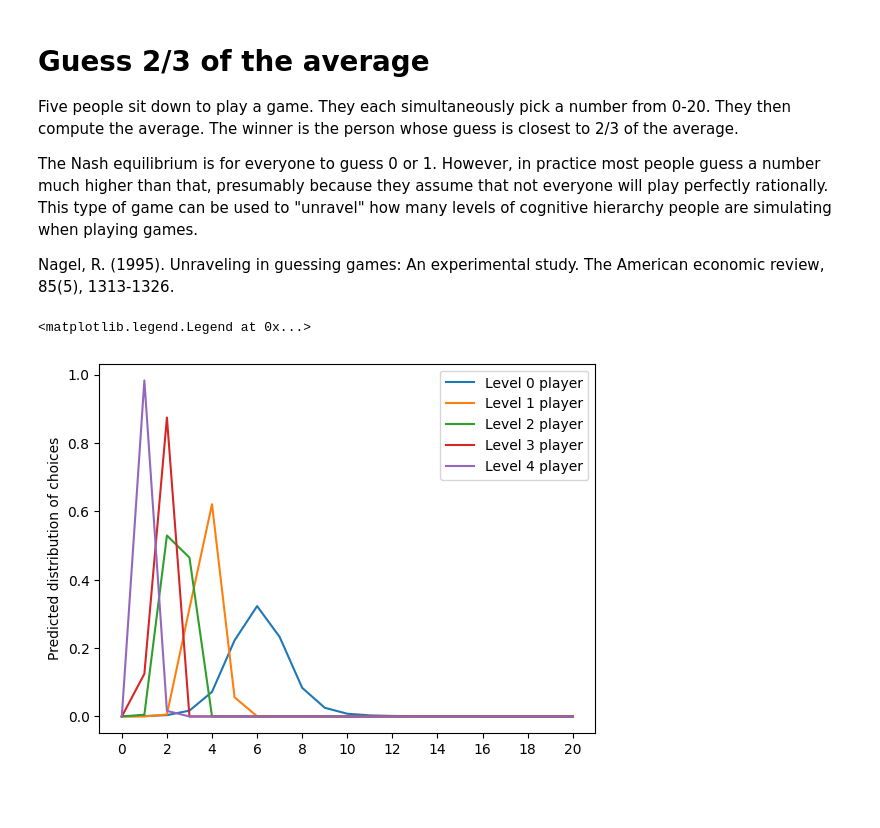
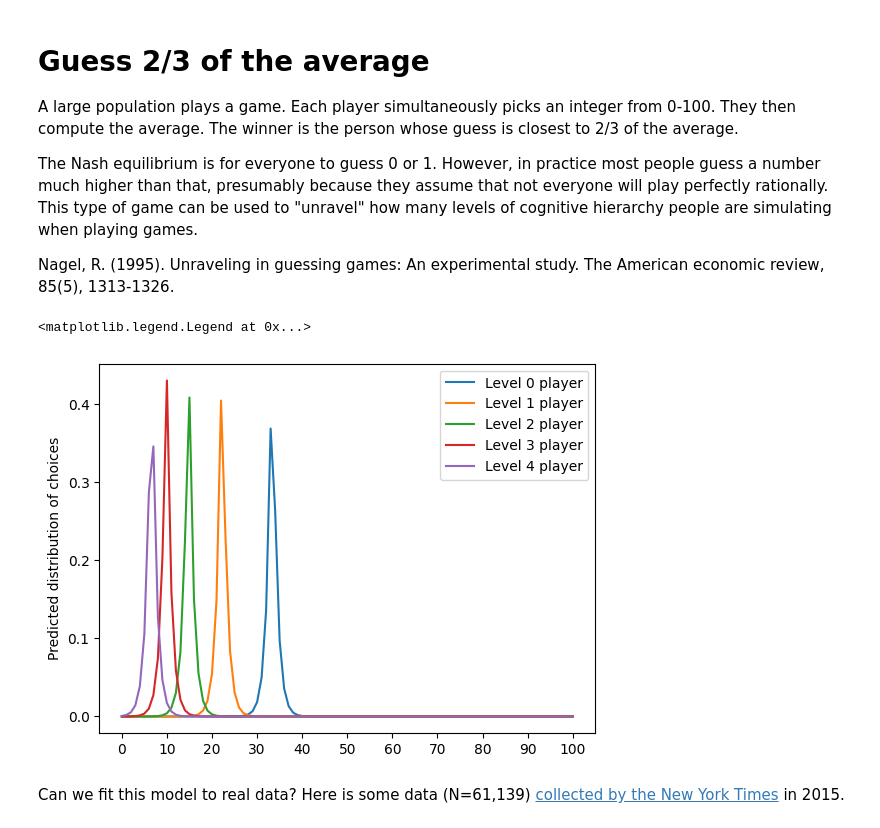
Before and after one commit to kach/memo, a Jupyter notebook: demo/demo-23.ipynb, the cells around one changed output. Saved outputs shown, nothing was run; the diff lists cells and outputs as text; code cells hidden in the pictures; blank space fills up the shorter version.

Commit message:
fit 2/3 game to data!

```diff
--- a/demo/demo-23.ipynb
+++ b/demo/demo-23.ipynb
@@ -1,7 +1,7 @@
 # %% [markdown]
 # Guess 2/3 of the average
 
-Five people sit down to play a game. They each simultaneously pick a number from 0-20. They then compute the average. The winner is the person whose guess is closest to 2/3 of the average.
+A large population plays a game. Each player simultaneously picks an integer from 0-100. They then compute the average. The winner is the person whose guess is closest to 2/3 of the average.
 
 The Nash equilibrium is for everyone to guess 0 or 1. However, in practice most people guess a number much higher than that, presumably because they assume that not everyone will play perfectly rationally. This type of game can be used to "unravel" how many levels of cognitive hierarchy people are simulating when playing games.
 
@@ -16,25 +14,18 @@ N = np.arange(20 + 1)
 # %%
-@jax.jit
-def is_best(n, *p):
-    m = np.mean(np.array([n, *p])) * (2/3)
-    return np.abs(n - m) <= np.abs(np.array([*p]) - m).min()
-
-@memo(cache=True)
-def kbc[n: N](level):
-    p0: thinks[
-        p1: chooses(n in N, wpp=kbc[n](level - 1) if level > 0 else 1),
-        p2: chooses(n in N, wpp=kbc[n](level - 1) if level > 0 else 1),
-        p3: chooses(n in N, wpp=kbc[n](level - 1) if level > 0 else 1),
-        p4: chooses(n in N, wpp=kbc[n](level - 1) if level > 0 else 1)
-    ]
-    p0: chooses(n in N, wpp=exp(10 * Pr[is_best(n, p1.n, p2.n, p3.n, p4.n)]))
+N = np.arange(100 + 1)
+@memo
+def player[n: N](level, beta):
+    p0: thinks[ p1: chooses(n in N, wpp=player[n](level - 1, beta) if level > 0 else 1) ]
+    p0: chooses(n in N, wpp=exp(beta * -abs(n - (2/3) * E[p1.n])))
     return Pr[p0.n == n]
 # %%
 for level in range(5):
-    plt.plot(kbc(level), label=f'Level {level} player')
-plt.xticks(N[::2])
+    plt.plot(player(level, beta=1.0), label=f'Level {level} player')
+plt.xticks(N[::10])
 plt.ylabel('Predicted distribution of choices')
 plt.legend()
 # %% [output]
 <matplotlib.legend.Legend at 0x...>
-[figure, old version]
+[figure, new version]
+# %% [markdown]
+Can we fit this model to real data? Here is some data (N=61,139) [collected by the New York Times](https://www.nytimes.com/interactive/2015/08/13/upshot/are-you-smarter-than-other-new-york-times-readers.html) in 2015.
```
Also changed, not shown: parts of 6 cells of this notebook.
